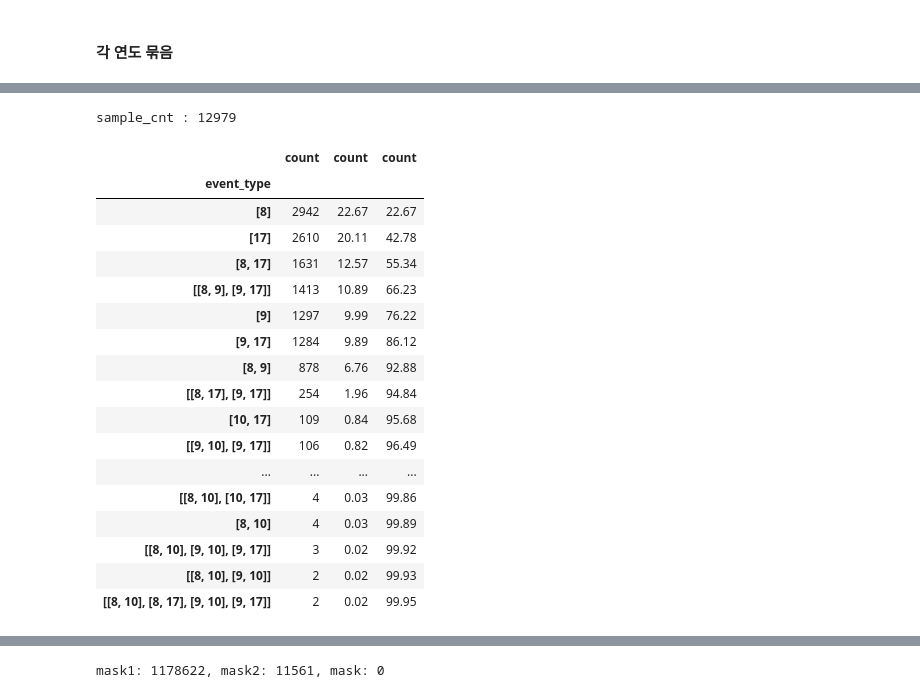
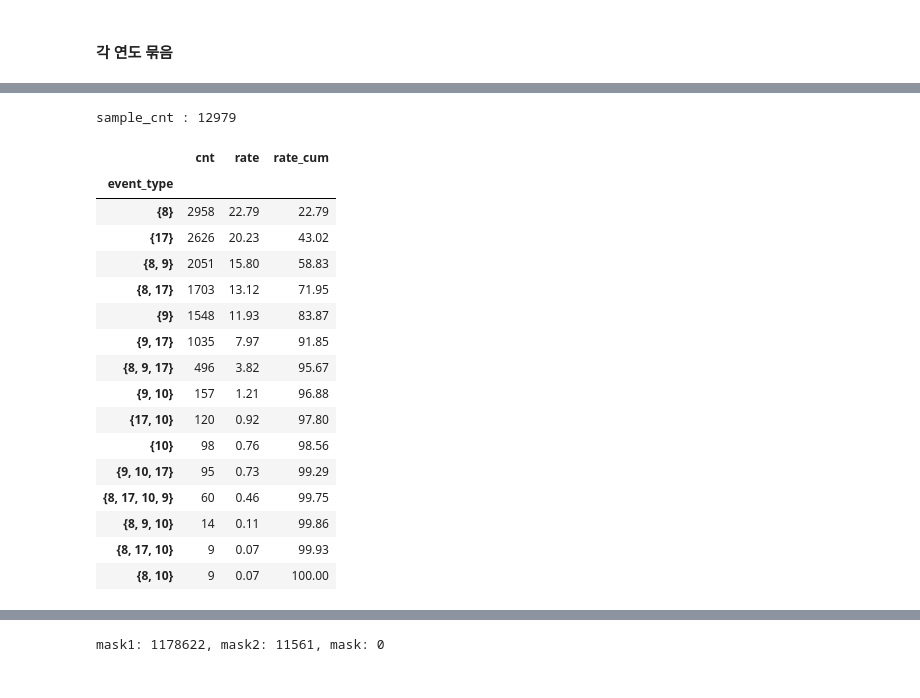
Before and after one commit to saeraniren/intermediate_project, a Jupyter notebook: USB_main_with_encoding.ipynb, the cells around one changed output, grey strips where cells are left out. Drawn from its saved outputs; the diff is of its cells as text; code cells hidden in the pictures.

```diff
--- a/USB_main_with_encoding.ipynb
+++ b/USB_main_with_encoding.ipynb
@@ -181,12 +191,21 @@ user_id : 179757 가지
 # %% [markdown]
 #### 함수 정의
 # %%
-# 데이터를 불러오되 일정 크기 이상이면 샘플로 추출하여 크기를 줄입니다.
-# 샘플크기는 4000000으로 설정되어 있습니다.
-# 샘플크기를 변경하고 싶으면 samplesize를 변경해주세요.
 def read_sample(path, samplesize=4000000):
-    # set
+    '''
+    #### 데이터를 불러오되 일정 크기 이상이면 샘플로 추출하여 크기를 줄입니다. \n
+     \n
+    path : 파일 경로입니다. \n
+    samplesize : 추출할 샘플의 크기입니다.(default: 4000000), 0 이라면 하지 않습니다. \n
+     \n
+    return : 데이터프레임을 반환합니다. \n
+     \n
+    chunksize(=2000000)로 불러와서 samplesize를 넘으면 샘플링하고 중복을 제거합니다. \n
+    '''
+
+    # set df
     df = []
+
     # read
     temp = pd.read_csv(path, chunksize=2000000)
 
@@ -201,7 +220,7 @@ def read_sample(path, samplesize=4000000):
         df = pd.concat(df, ignore_index=True)
 
     # sample and drop duplicates
-    if df.shape[0] > samplesize:
+    if (samplesize != 0) and (df.shape[0] > samplesize):
         df = df.sample(samplesize, replace=True)
         df.drop_duplicates(inplace=True)
         df.reset_index(drop=True, inplace=True)
@@ -488,24 +527,23 @@ def get_combinations(li):
     return combinations
 # %%
 def get_set(li):
-    # exception handling
     if len(li) == 0:
         return set()
     if len(li) == 1:
-        return set(str(li[0]))
+        return set([int(li[0])])
     if len(li) == 2:
         if len(set(li)) == 1:
-            return set(str(li[0]))
-        return set([str(li[0]), str(li[1])])
+            return set([int(li[0])])
+        return set([int(li[0]), int(li[1])])
 
     combinations = set()
-    act = li[0]
+    act = int(li[0])
 
     # get combinations
     for i in li[1:]:
-        next_act = i
+        next_act = int(i)
 
-        combinations.add(str(act))
+        combinations.add(act)
 
         act = next_act
 
@@ -519,7 +557,10 @@ def display_cnt_rate(cnt):
     # display
     print(f'sample_cnt : {cnt.sum()}')
     result = pd.concat([cnt, rate, rate_cum], axis = 1)
+    result.columns = ['cnt', 'rate', 'rate_cum']
     display(result.head(30).round(2))
+
+    return result
 # %%
 ## 이벤트 타입을 사용자 정의 함수로 agg하고 결과를 보여주는 함수
 def event_type_agg(df, func):
@@ -1005,25 +1182,25 @@ sample_cnt : 64350
 # %%
 target_df = com_df_23[com_df_23['event_type'].isin([8, 9, 10, 17])]
 target_df = target_df[target_df['user_id'] != 0]
 
-event_type_agg(target_df, get_combinations)
+# display users's payment patterns in 2023
+event_type_agg(target_df, get_set)
 # %% [output]
 sample_cnt : 12979
-|  | count | count | count |
+|  | cnt | rate | rate_cum |
 | event_type |  |  |  |
-| [8] | 2942 | 22.67 | 22.67 |
-| [17] | 2610 | 20.11 | 42.78 |
-| [8, 17] | 1631 | 12.57 | 55.34 |
-| [[8, 9], [9, 17]] | 1413 | 10.89 | 66.23 |
-| [9] | 1297 | 9.99 | 76.22 |
-| [9, 17] | 1284 | 9.89 | 86.12 |
-| [8, 9] | 878 | 6.76 | 92.88 |
-| [[8, 17], [9, 17]] | 254 | 1.96 | 94.84 |
-| [10, 17] | 109 | 0.84 | 95.68 |
-| [[9, 10], [9, 17]] | 106 | 0.82 | 96.49 |
-| ... | ... | ... | ... |
-| [[8, 10], [10, 17]] | 4 | 0.03 | 99.86 |
-| [8, 10] | 4 | 0.03 | 99.89 |
-| [[8, 10], [9, 10], [9, 17]] | 3 | 0.02 | 99.92 |
-| [[8, 10], [9, 10]] | 2 | 0.02 | 99.93 |
-| [[8, 10], [8, 17], [9, 10], [9, 17]] | 2 | 0.02 | 99.95 |
+| {8} | 2958 | 22.79 | 22.79 |
+| {17} | 2626 | 20.23 | 43.02 |
+| {8, 9} | 2051 | 15.80 | 58.83 |
+| {8, 17} | 1703 | 13.12 | 71.95 |
+| {9} | 1548 | 11.93 | 83.87 |
+| {9, 17} | 1035 | 7.97 | 91.85 |
+| {8, 9, 17} | 496 | 3.82 | 95.67 |
+| {9, 10} | 157 | 1.21 | 96.88 |
+| {17, 10} | 120 | 0.92 | 97.80 |
+| {10} | 98 | 0.76 | 98.56 |
+| {9, 10, 17} | 95 | 0.73 | 99.29 |
+| {8, 17, 10, 9} | 60 | 0.46 | 99.75 |
+| {8, 9, 10} | 14 | 0.11 | 99.86 |
+| {8, 17, 10} | 9 | 0.07 | 99.93 |
+| {8, 10} | 9 | 0.07 | 100.00 |
```
Also changed, not shown: parts of 80 cells of this notebook.
